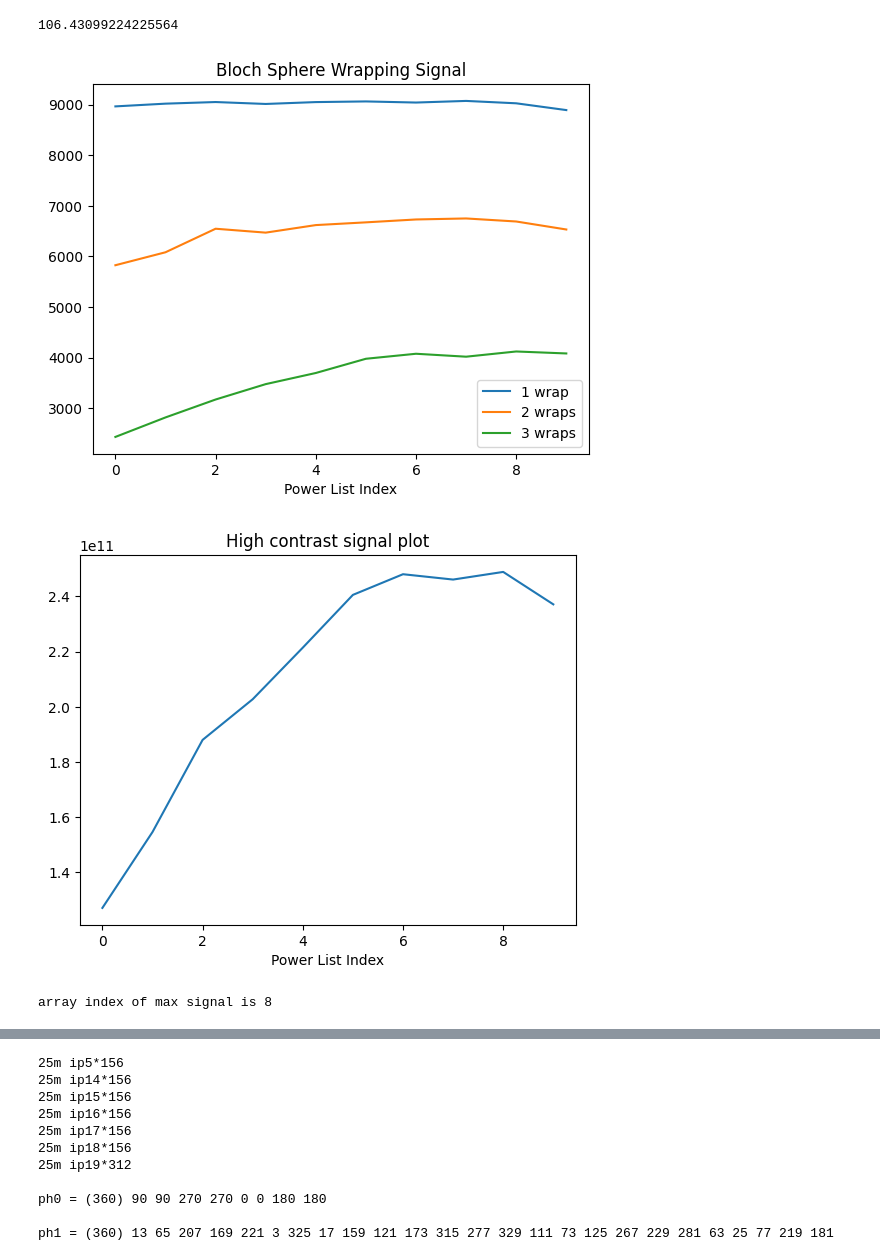
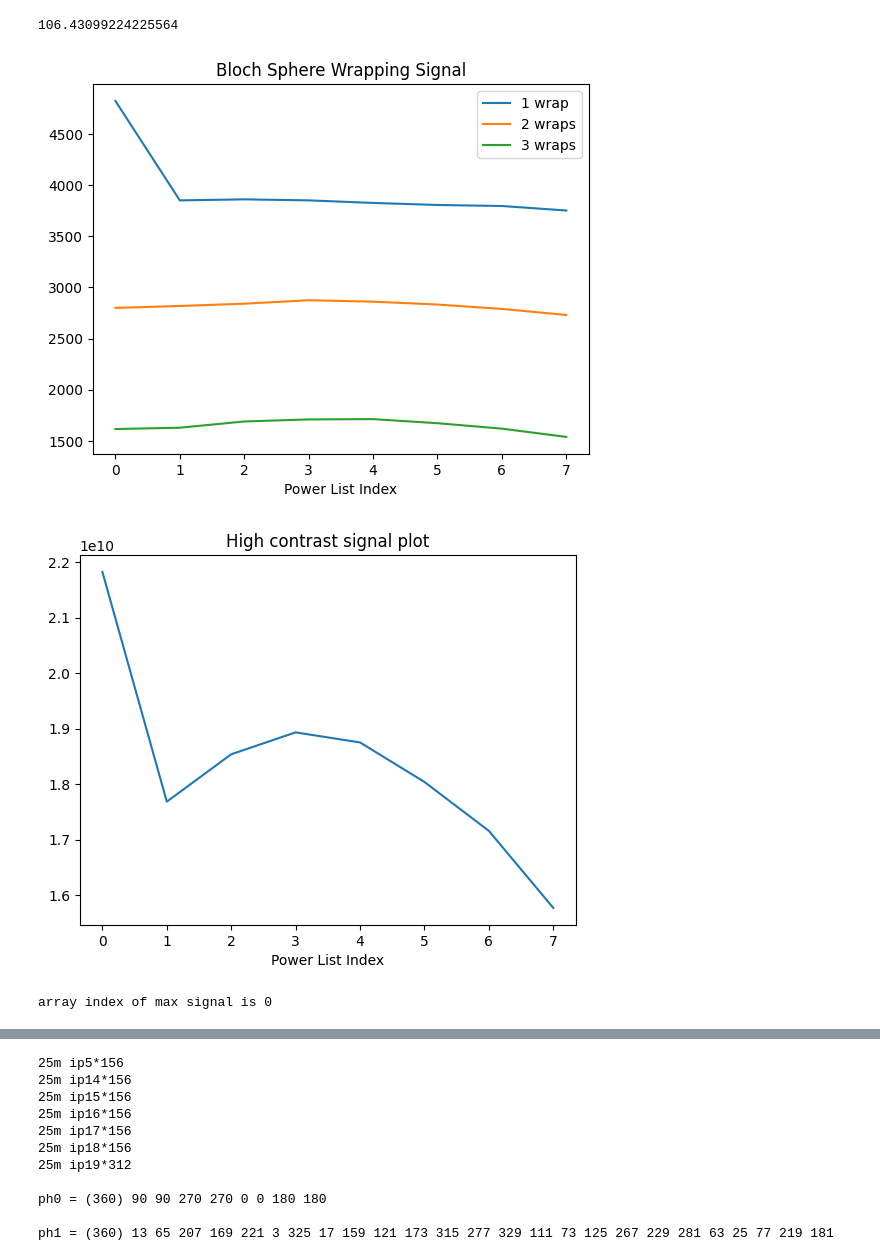
Before and after one commit to awstasiuk/phd-notebooks, a Jupyter notebook: Tune Up/Tune Up.ipynb, the cells around one changed output, grey strips where cells are left out. Drawn from its saved outputs; the diff is of its cells as text; code cells hidden in the pictures.

```diff
--- a/Tune Up/Tune Up.ipynb
+++ b/Tune Up/Tune Up.ipynb
@@ -36,9 +35,9 @@ Jf / kHz  # J0 = 106.43 kHz * Ang**3
 # %% [output]
 106.43099224225564
 # %%
-nmr.Experiment(587, folder="expt9").calibrate90()
+nmr.Experiment(621, folder="expt9").calibrate90()
 # %% [output]
-[figure, old version]
+[figure, new version]
-[figure, old version]
+[figure, new version]
-array index of max signal is 8
+array index of max signal is 0
 # %%
```
Also changed, not shown: parts of 3 cells of this notebook, 8 other files.
